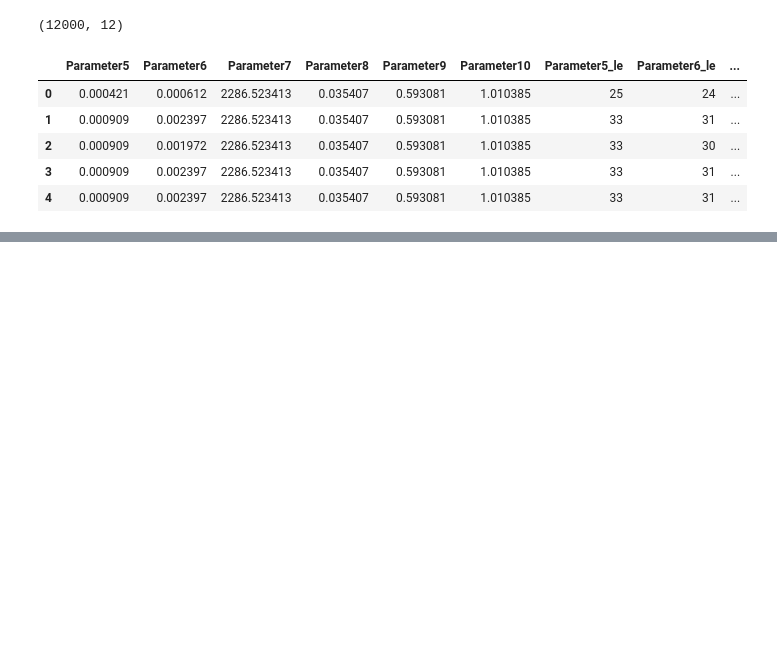
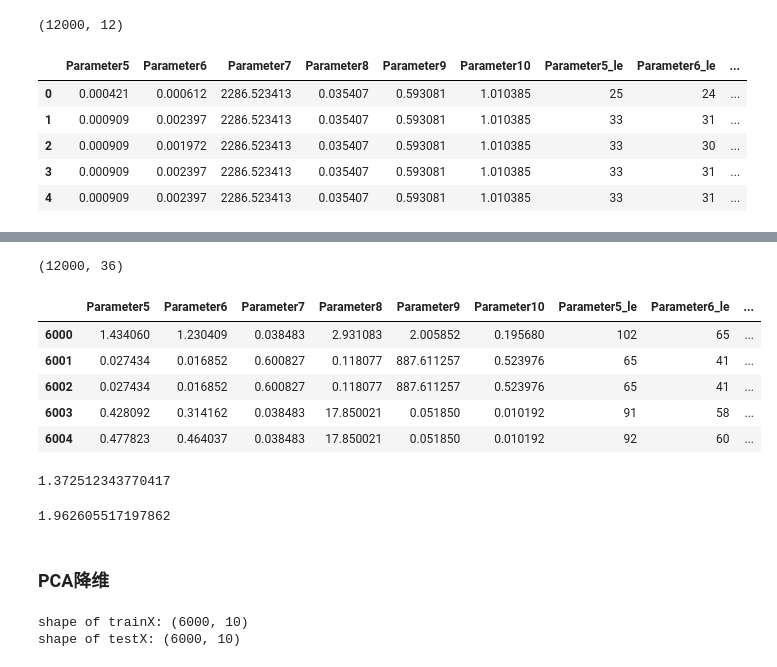
Before and after one commit to wjq8421/MLNote, a Jupyter notebook: 人工智能课程/DF/WOE.ipynb, the cells around one changed output, grey strips where cells are left out. Saved outputs shown, nothing was run; the diff lists cells and outputs as text; code cells hidden in the pictures; blank space fills up the shorter version.

```diff
--- a/人工智能课程/DF/WOE.ipynb
+++ b/人工智能课程/DF/WOE.ipynb
@@ -112,0 +117,36 @@ for col in full.columns:
+# %%
+full.shape
+# %% [output]
+(12000, 36)
+# %%
+test_full = full[train.shape[0]:]
+test_full.head()
+# %% [output]
+|  | Parameter5 | Parameter6 | Parameter7 | Parameter8 | Parameter9 | Parameter10 | Parameter5_le | Parameter6_le | ... |
+| 6000 | 1.434060 | 1.230409 | 0.038483 | 2.931083 | 2.005852 | 0.195680 | 102 | 65 | ... |
+| 6001 | 0.027434 | 0.016852 | 0.600827 | 0.118077 | 887.611257 | 0.523976 | 65 | 41 | ... |
+| 6002 | 0.027434 | 0.016852 | 0.600827 | 0.118077 | 887.611257 | 0.523976 | 65 | 41 | ... |
+| 6003 | 0.428092 | 0.314162 | 0.038483 | 17.850021 | 0.051850 | 0.010192 | 91 | 58 | ... |
+| 6004 | 0.477823 | 0.464037 | 0.038483 | 17.850021 | 0.051850 | 0.010192 | 92 | 60 | ... |
+# %%
+np.mean(full.Parameter5_le_woe_4.value_counts().index)
+# %% [output]
+1.372512343770417
+# %%
+full.Parameter5_le_woe_4.mean()
+# %% [output]
+1.962605517197862
+# %% [markdown]
+### PCA降维
+# %%
+pca = PCA(n_components=10)
+full_pca = pca.fit_transform(full)
+
+trainX = full_pca[:train.shape[0]]
+testX = full_pca[train.shape[0]:]
+
+print('shape of trainX:', trainX.shape)
+print('shape of testX:', testX.shape)
+# %% [output]
+shape of trainX: (6000, 10)
+shape of testX: (6000, 10)
```
Also changed, not shown: parts of 9 cells of this notebook, 10 other files.
